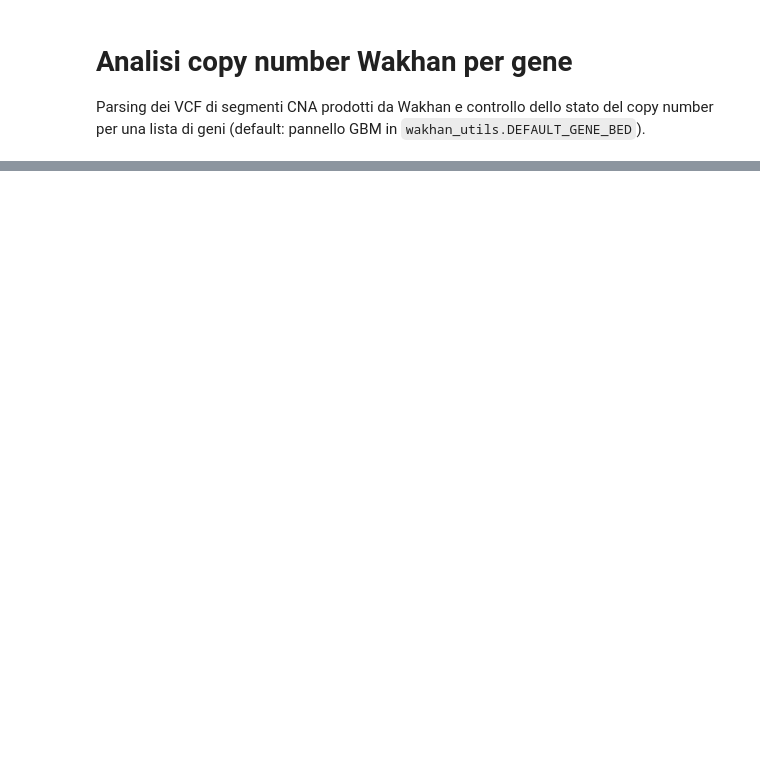
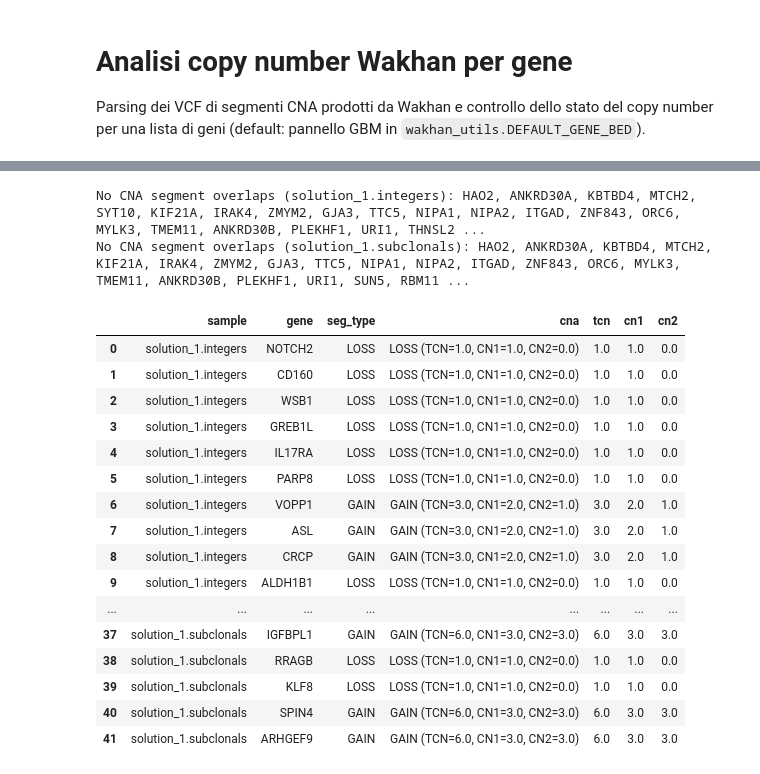
Before and after one commit to TommasoDucci/ONT-analysis, a Jupyter notebook: wakhan_utils/analyze_wakhan_cna.ipynb, the cells around one changed output, grey strips where cells are left out. Cells and saved outputs as stored; diff of their text form; code cells hidden in the pictures; blank space fills up the shorter version.

```diff
--- a/wakhan_utils/analyze_wakhan_cna.ipynb
+++ b/wakhan_utils/analyze_wakhan_cna.ipynb
@@ -57,15 +104,36 @@ Esempio: confronto tra due soluzioni Wakhan (diverse stime di purezza/ploidia) p
 # %%
 vcf_paths = {
-    "solution_1.integers": (
-        "/CTGlab/projects/GBM/seqperglio/lumos/wakhan/GSC11/wakhan_cna/"
-        "solution_1/vcf_output/Sample_3.44_0.87_0.91_wakhan_cna_integers.vcf"
-    ),
-    "solution_1.subclonals": (
-        "/CTGlab/projects/GBM/seqperglio/lumos/wakhan/GSC11/wakhan_cna/"
-        "solution_1/vcf_output/Sample_3.44_0.87_0.91_wakhan_cna_subclonals.vcf"
-    ),
+    f"{solution}.integers": integers_vcf,
+    f"{solution}.subclonals": subclonals_vcf,
 }
+multi_output_path = f"{output_dir}/{sample}_rtpcr_gene_cna.tsv"
+multi_missing_genes_path = f"{output_dir}/{sample}_rtpcr_missing_genes.tsv"
 
-df = annotate_genes_cn_multi(vcf_paths, gene_bed=gene_bed, output_path="multi_sample_cna.tsv")
+df = annotate_genes_cn_multi(
+    vcf_paths,
+    gene_bed=gene_bed,
+    output_path=multi_output_path,
+    missing_genes_output_path=multi_missing_genes_path,
+)
 df[["sample", "gene", "seg_type", "cna", "tcn", "cn1", "cn2"]]
+# %% [output]
+No CNA segment overlaps (solution_1.integers): HAO2, ANKRD30A, KBTBD4, MTCH2, SYT10, KIF21A, IRAK4, ZMYM2, GJA3, TTC5, NIPA1, NIPA2, ITGAD, ZNF843, ORC6, MYLK3, TMEM11, ANKRD30B, PLEKHF1, URI1, THNSL2 ...
+No CNA segment overlaps (solution_1.subclonals): HAO2, ANKRD30A, KBTBD4, MTCH2, KIF21A, IRAK4, ZMYM2, GJA3, TTC5, NIPA1, NIPA2, ITGAD, ZNF843, ORC6, MYLK3, TMEM11, ANKRD30B, PLEKHF1, URI1, SUN5, RBM11 ...
+|  | sample | gene | seg_type | cna | tcn | cn1 | cn2 |
+| 0 | solution_1.integers | NOTCH2 | LOSS | LOSS (TCN=1.0, CN1=1.0, CN2=0.0) | 1.0 | 1.0 | 0.0 |
+| 1 | solution_1.integers | CD160 | LOSS | LOSS (TCN=1.0, CN1=1.0, CN2=0.0) | 1.0 | 1.0 | 0.0 |
+| 2 | solution_1.integers | WSB1 | LOSS | LOSS (TCN=1.0, CN1=1.0, CN2=0.0) | 1.0 | 1.0 | 0.0 |
+| 3 | solution_1.integers | GREB1L | LOSS | LOSS (TCN=1.0, CN1=1.0, CN2=0.0) | 1.0 | 1.0 | 0.0 |
+| 4 | solution_1.integers | IL17RA | LOSS | LOSS (TCN=1.0, CN1=1.0, CN2=0.0) | 1.0 | 1.0 | 0.0 |
+| 5 | solution_1.integers | PARP8 | LOSS | LOSS (TCN=1.0, CN1=1.0, CN2=0.0) | 1.0 | 1.0 | 0.0 |
+| 6 | solution_1.integers | VOPP1 | GAIN | GAIN (TCN=3.0, CN1=2.0, CN2=1.0) | 3.0 | 2.0 | 1.0 |
+| 7 | solution_1.integers | ASL | GAIN | GAIN (TCN=3.0, CN1=2.0, CN2=1.0) | 3.0 | 2.0 | 1.0 |
+| 8 | solution_1.integers | CRCP | GAIN | GAIN (TCN=3.0, CN1=2.0, CN2=1.0) | 3.0 | 2.0 | 1.0 |
+| 9 | solution_1.integers | ALDH1B1 | LOSS | LOSS (TCN=1.0, CN1=1.0, CN2=0.0) | 1.0 | 1.0 | 0.0 |
+| ... | ... | ... | ... | ... | ... | ... | ... |
+| 37 | solution_1.subclonals | IGFBPL1 | GAIN | GAIN (TCN=6.0, CN1=3.0, CN2=3.0) | 6.0 | 3.0 | 3.0 |
+| 38 | solution_1.subclonals | RRAGB | LOSS | LOSS (TCN=1.0, CN1=1.0, CN2=0.0) | 1.0 | 1.0 | 0.0 |
+| 39 | solution_1.subclonals | KLF8 | LOSS | LOSS (TCN=1.0, CN1=1.0, CN2=0.0) | 1.0 | 1.0 | 0.0 |
+| 40 | solution_1.subclonals | SPIN4 | GAIN | GAIN (TCN=6.0, CN1=3.0, CN2=3.0) | 6.0 | 3.0 | 3.0 |
+| 41 | solution_1.subclonals | ARHGEF9 | GAIN | GAIN (TCN=6.0, CN1=3.0, CN2=3.0) | 6.0 | 3.0 | 3.0 |
 # %%
```
Also changed, not shown: parts of 11 cells of this notebook, 2 other files.
